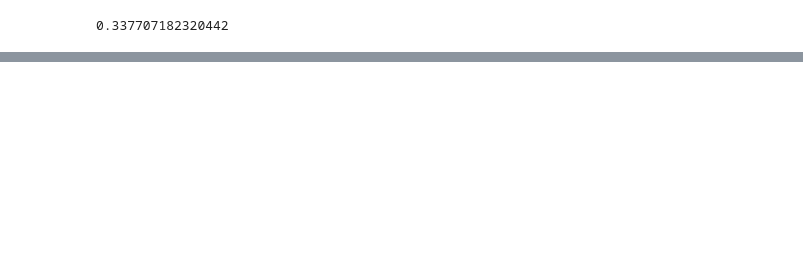
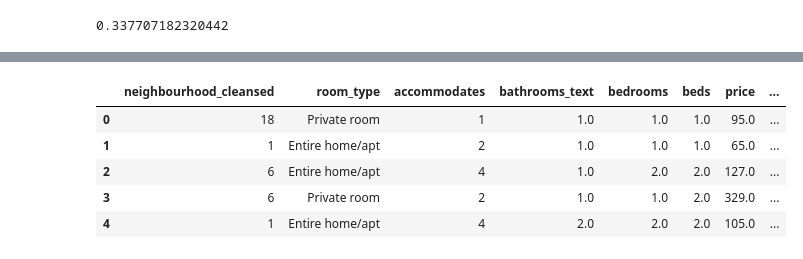
Before and after one commit to colinbrineman/MachineLearning2022, a Jupyter notebook: Chicago_Airbnb_ML_Model.ipynb, the cells around one changed output, grey strips where cells are left out. Saved outputs shown, nothing was run; the diff lists cells and outputs as text; code cells hidden in the pictures; blank space fills up the shorter version.

```diff
--- a/Chicago_Airbnb_ML_Model.ipynb
+++ b/Chicago_Airbnb_ML_Model.ipynb
@@ -501,0 +597,39 @@ new_model.evaluate(x=X_test_scaled,y=y_test_nn)
+# %%
+def clean_listings(df):
+
+    # Convert price type from string to float and remove $ sign and commas
+    df['price'] = df['price'].str.replace('$', '')
+    df['price'] = df['price'].str.replace(',', '').astype(float)
+    df.drop(df[df.price > 1000].index, inplace=True)
+
+    #Convert neighborhood name to a numerical number
+    neighbourhoods = airbnb_df['neighbourhood_cleansed'].value_counts()
+    neighborhood_dict = dict(zip(neighbourhoods.index,np.arange(len(neighbourhoods.index))))
+    df['neighbourhood_cleansed'] = df['neighbourhood_cleansed'].apply(lambda x:neighborhood_dict[x])
+
+    price_bins = [0.0, 49.0, 74.0, 99.0, 124.0, 149.0, 199.0, 299.0, 100000.0]
+    price_labels = ['0-49','50-74','75-99','100-124','125-149','150-199', '200-299', '300+']
+
+    #Convert Bathrooms from String to Float
+    df['bathrooms_text'] = df['bathrooms_text'].str.replace('-bath', '0.5')
+    df['bathrooms_text'] = df['bathrooms_text'].str.extract('(\d*\.\d+|\d+)', expand=False)
+    df['bathrooms_text'] = df['bathrooms_text'].astype(float)
+    df["price_range"] = pd.cut(df["price"], price_bins, labels=price_labels)
+    df.dropna()
+
+
+    # Drop row that are not needed
+    df.drop(['id','latitude','longitude','minimum_minimum_nights','maximum_minimum_nights',
+            'minimum_maximum_nights','maximum_maximum_nights','minimum_nights_avg_ntm',
+            'maximum_nights_avg_ntm', 'minimum_nights', 'maximum_nights'], axis=1, inplace=True)
+    return df
+
+test_df = clean_listings(original_df.copy())
+test_df.head()
+# %% [output]
+|  | neighbourhood_cleansed | room_type | accommodates | bathrooms_text | bedrooms | beds | price | ... |
+| 0 | 18 | Private room | 1 | 1.0 | 1.0 | 1.0 | 95.0 | ... |
+| 1 | 1 | Entire home/apt | 2 | 1.0 | 1.0 | 1.0 | 65.0 | ... |
+| 2 | 6 | Entire home/apt | 4 | 1.0 | 2.0 | 2.0 | 127.0 | ... |
+| 3 | 6 | Private room | 2 | 1.0 | 1.0 | 2.0 | 329.0 | ... |
+| 4 | 1 | Entire home/apt | 4 | 2.0 | 2.0 | 2.0 | 105.0 | ... |
```
Also changed, not shown: parts of 18 cells of this notebook, 3 other files.
